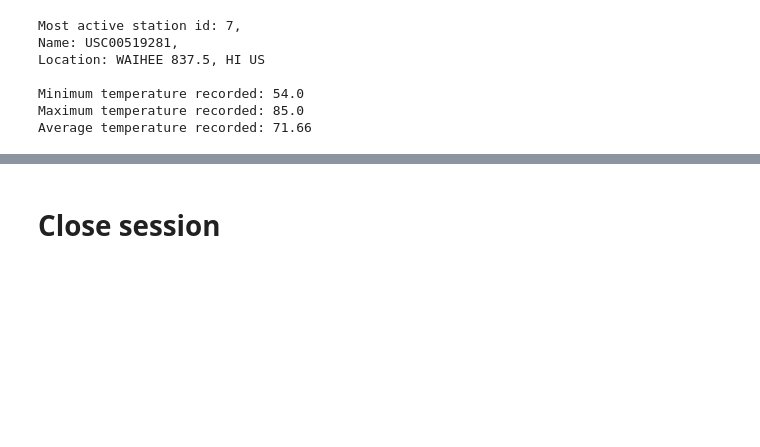
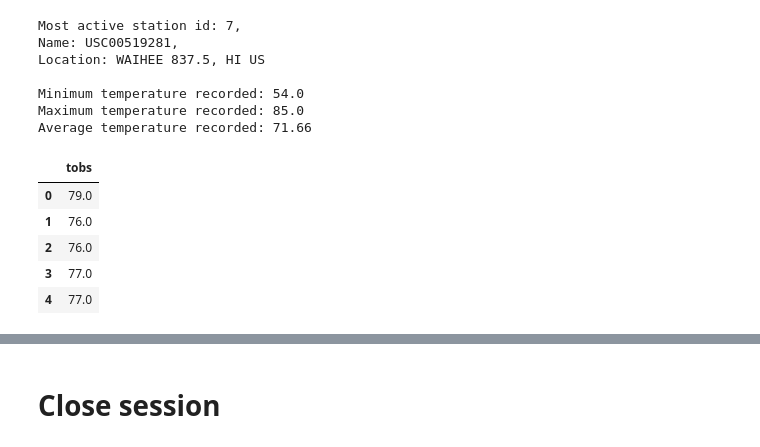
Before and after one commit to sharp2454/sqlalchemy-challenge, a Jupyter notebook: climate_starter.ipynb, the cells around one changed output, grey strips where cells are left out. Saved outputs shown, nothing was run; the diff lists cells and outputs as text; code cells hidden in the pictures; blank space fills up the shorter version.

```diff
--- a/climate_starter.ipynb
+++ b/climate_starter.ipynb
@@ -189,4 +189,17 @@ Maximum temperature recorded: 85.0
 Average temperature recorded: 71.66
 # %%
 # Using the most active station id
-# Query the last 12 months of temperature observation data for this station and plot the results as a histogram
+# Query the last 12 months of temperature observation data for this station
+temp_data = session.query(Measurement.tobs).\
+             filter(Measurement.station==most_active_station[0][0]).\
+             filter(Measurement.date >= query_date).\
+             order_by(Measurement.date.desc()).all()
+temp_data_df = pd.DataFrame(temp_data)
+temp_data_df.head()
+# %% [output]
+|  | tobs |
+| 0 | 79.0 |
+| 1 | 76.0 |
+| 2 | 76.0 |
+| 3 | 77.0 |
+| 4 | 77.0 |
```
Also changed, not shown: parts of 1 cell of this notebook.
